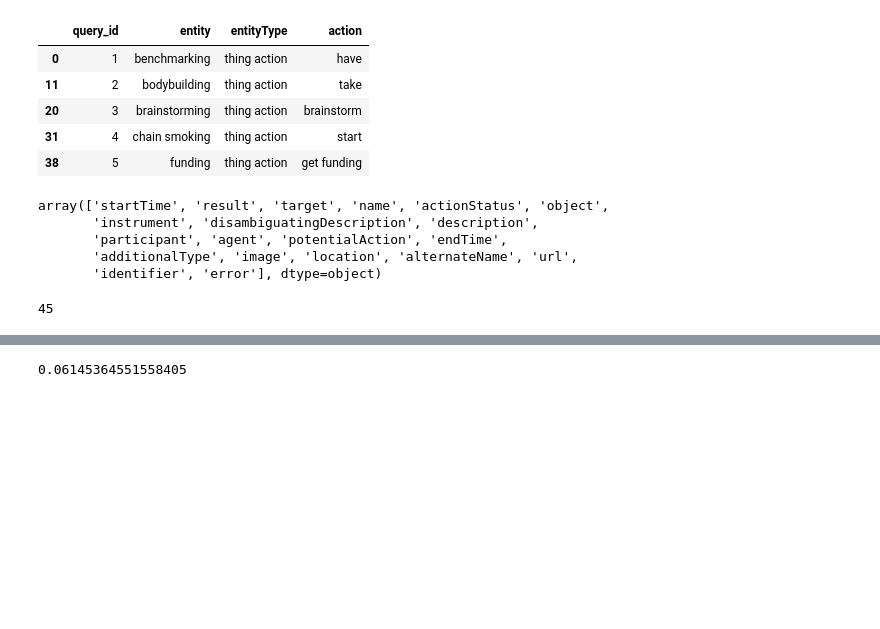
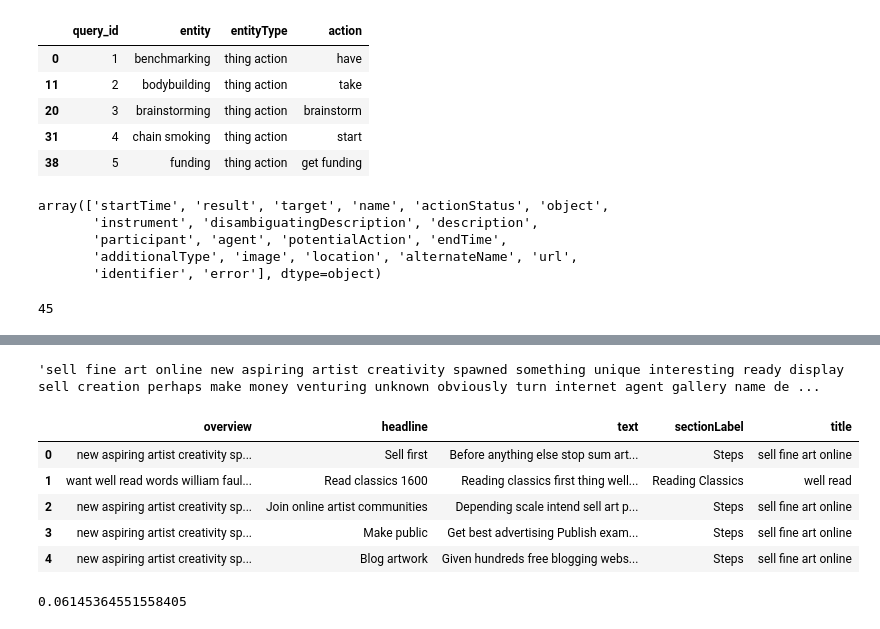
Before and after one commit to feay1234/WikiHow-Task-Based, a Jupyter notebook: AKG Experiments.ipynb, the cells around one changed output, grey strips where cells are left out. Saved outputs shown, nothing was run; the diff lists cells and outputs as text; code cells hidden in the pictures; blank space fills up the shorter version.

```diff
--- a/AKG Experiments.ipynb
+++ b/AKG Experiments.ipynb
@@ -96,3 +96,6 @@ df_wiki['title'] = df_wiki['title'].astype(str)
 # %%
 df_wiki['overview'] = df_wiki['overview'].str.lower()
 df_wiki['title'] = df_wiki['title'].str.lower()
+df_wiki['text'] = df_wiki['text'].str.lower()
+df_wiki['headline'] = df_wiki['headline'].str.lower()
+df_wiki['sectionLabel'] = df_wiki['sectionLabel'].str.lower()
@@ -99,3 +111,9 @@ df_wiki['title'] = df_wiki['title'].str.lower()
+# %%
+df_wiki['overview'] = [proprocessingText(i) for i in df_wiki['overview']]
+df_wiki['headline'] = [proprocessingText(i) for i in df_wiki['headline']]
+df_wiki['text'] = [proprocessingText(i) for i in df_wiki['text']]
+df_wiki['sectionLabel'] = [proprocessingText(i) for i in df_wiki['sectionLabel']]
+df_wiki['title'] = [proprocessingText(i) for i in df_wiki['title']]
 # %%
 %%time
 queries = [q.lower() for q in df['query'].unique()]
@@ -210,0 +195,13 @@ for idx, row in df_wiki[['overview', 'title']].drop_duplicates().iterrows():
+# %%
+corpus[0]
+# %% [output]
+'sell fine art online new aspiring artist creativity spawned something unique interesting ready display sell creation perhaps make money venturing unknown obviously turn internet agent gallery name de ...
+# %%
+df_wiki.head()
+# %% [output]
+|  | overview | headline | text | sectionLabel | title |
+| 0 | new aspiring artist creativity sp... | Sell first | Before anything else stop sum art... | Steps | sell fine art online |
+| 1 | want well read words william faul... | Read classics 1600 | Reading classics first thing well... | Reading Classics | well read |
+| 2 | new aspiring artist creativity sp... | Join online artist communities | Depending scale intend sell art p... | Steps | sell fine art online |
+| 3 | new aspiring artist creativity sp... | Make public | Get best advertising Publish exam... | Steps | sell fine art online |
+| 4 | new aspiring artist creativity sp... | Blog artwork | Given hundreds free blogging webs... | Steps | sell fine art online |
```
Also changed, not shown: parts of 16 cells of this notebook.
